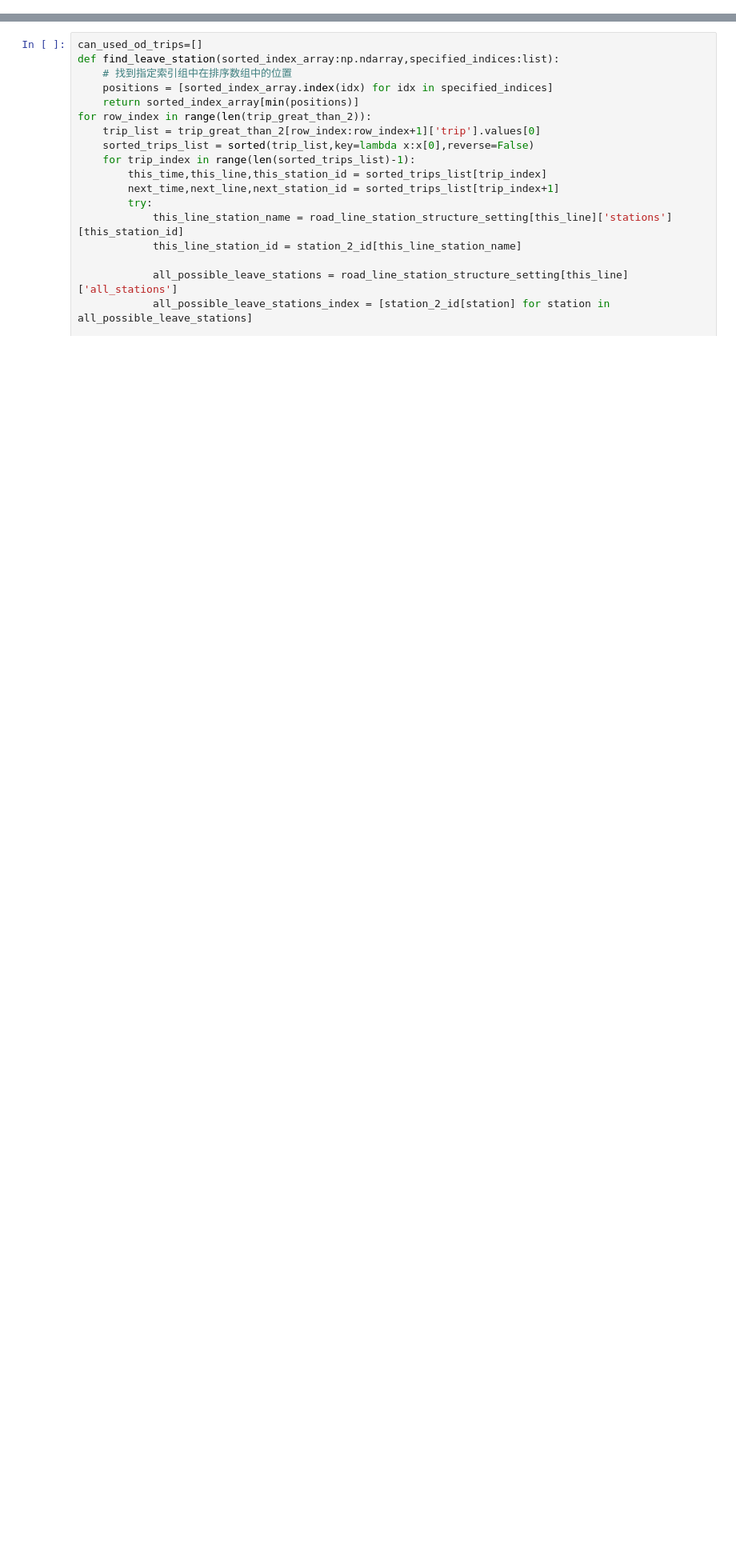
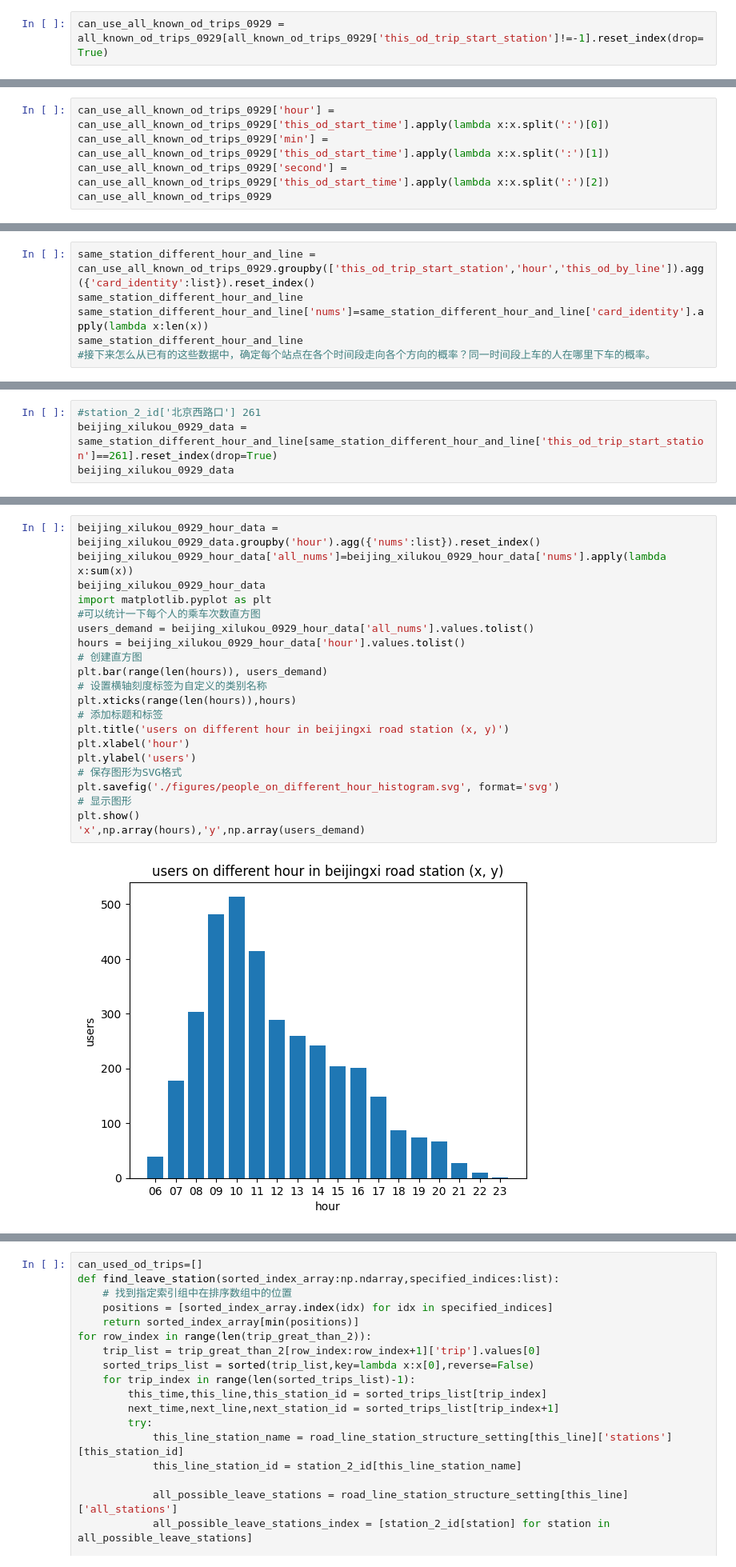
Before and after one commit to xmu-hph/mybus_cor, a Jupyter notebook: od_pairs.ipynb, the cells around one changed output, grey strips where cells are left out. Shown at 80% size. Cells and saved outputs as stored; diff of their text form; blank space fills up the shorter version.

```diff
--- a/od_pairs.ipynb
+++ b/od_pairs.ipynb
@@ -78,0 +271,2 @@ trip_great_than_2
+# %%
+can_use_all_known_od_trips_0929 = all_known_od_trips_0929[all_known_od_trips_0929['this_od_trip_start_station']!=-1].reset_index(drop=True)
@@ -78,0 +289,5 @@ trip_great_than_2
+# %%
+can_use_all_known_od_trips_0929['hour'] = can_use_all_known_od_trips_0929['this_od_start_time'].apply(lambda x:x.split(':')[0])
+can_use_all_known_od_trips_0929['min'] = can_use_all_known_od_trips_0929['this_od_start_time'].apply(lambda x:x.split(':')[1])
+can_use_all_known_od_trips_0929['second'] = can_use_all_known_od_trips_0929['this_od_start_time'].apply(lambda x:x.split(':')[2])
+can_use_all_known_od_trips_0929
@@ -78,0 +308,6 @@ trip_great_than_2
+# %%
+same_station_different_hour_and_line = can_use_all_known_od_trips_0929.groupby(['this_od_trip_start_station','hour','this_od_by_line']).agg({'card_identity':list}).reset_index()
+same_station_different_hour_and_line
+same_station_different_hour_and_line['nums']=same_station_different_hour_and_line['card_identity'].apply(lambda x:len(x))
+same_station_different_hour_and_line
+#接下来怎么从已有的这些数据中，确定每个站点在各个时间段走向各个方向的概率？同一时间段上车的人在哪里下车的概率。
@@ -78,0 +328,4 @@ trip_great_than_2
+# %%
+#station_2_id['北京西路口'] 261
+beijing_xilukou_0929_data = same_station_different_hour_and_line[same_station_different_hour_and_line['this_od_trip_start_station']==261].reset_index(drop=True)
+beijing_xilukou_0929_data
@@ -78,0 +480,23 @@ trip_great_than_2
+# %%
+beijing_xilukou_0929_hour_data = beijing_xilukou_0929_data.groupby('hour').agg({'nums':list}).reset_index()
+beijing_xilukou_0929_hour_data['all_nums']=beijing_xilukou_0929_hour_data['nums'].apply(lambda x:sum(x))
+beijing_xilukou_0929_hour_data
+import matplotlib.pyplot as plt
+#可以统计一下每个人的乘车次数直方图
+users_demand = beijing_xilukou_0929_hour_data['all_nums'].values.tolist()
+hours = beijing_xilukou_0929_hour_data['hour'].values.tolist()
+# 创建直方图
+plt.bar(range(len(hours)), users_demand)
+# 设置横轴刻度标签为自定义的类别名称
+plt.xticks(range(len(hours)),hours)
+# 添加标题和标签
+plt.title('users on different hour in beijingxi road station (x, y)')
+plt.xlabel('hour')
+plt.ylabel('users')
+# 保存图形为SVG格式
+plt.savefig('./figures/people_on_different_hour_histogram.svg', format='svg')
+# 显示图形
+plt.show()
+'x',np.array(hours),'y',np.array(users_demand)
+# %% [output]
+[figure, added]
```
Also changed, not shown: parts of 28 cells of this notebook, 43 other files.
